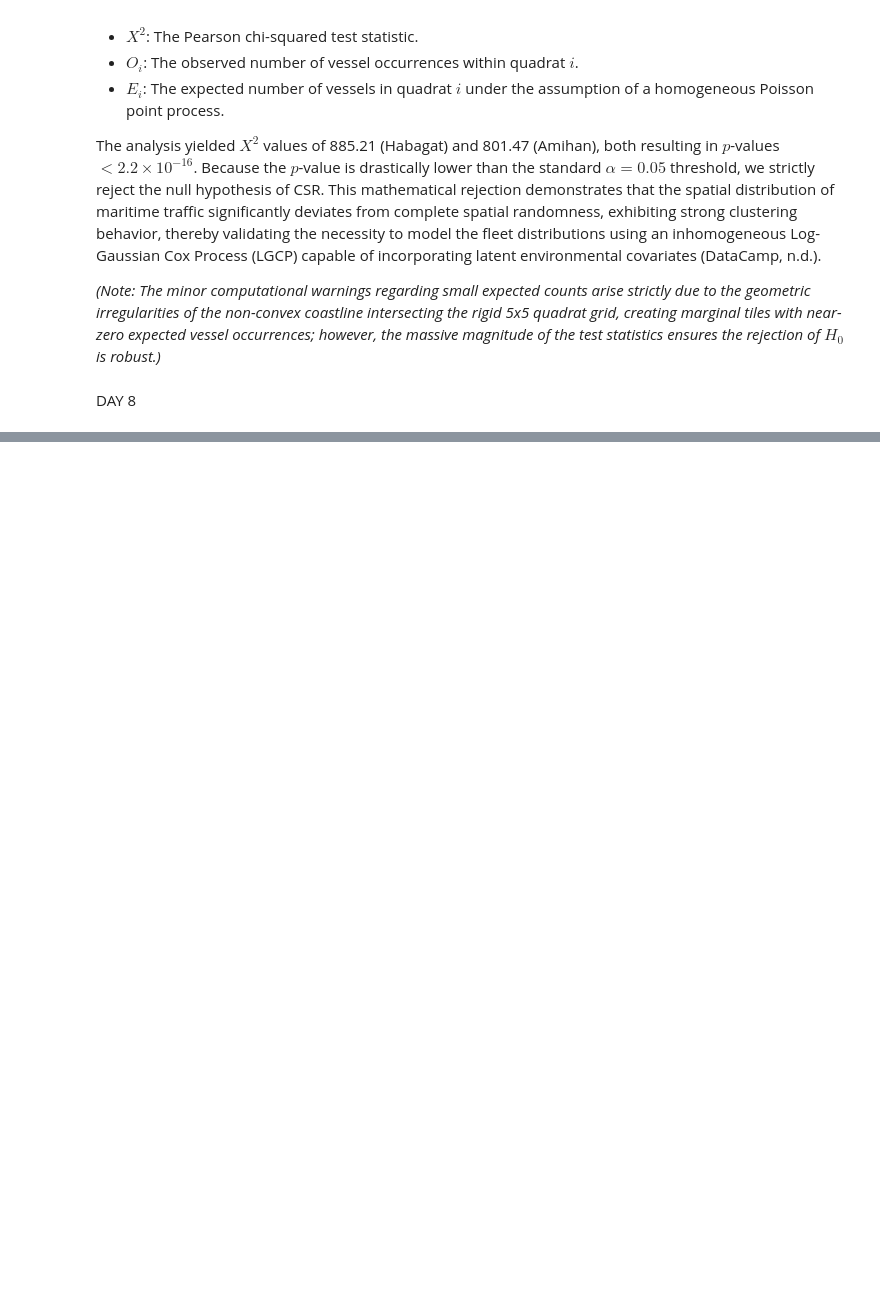
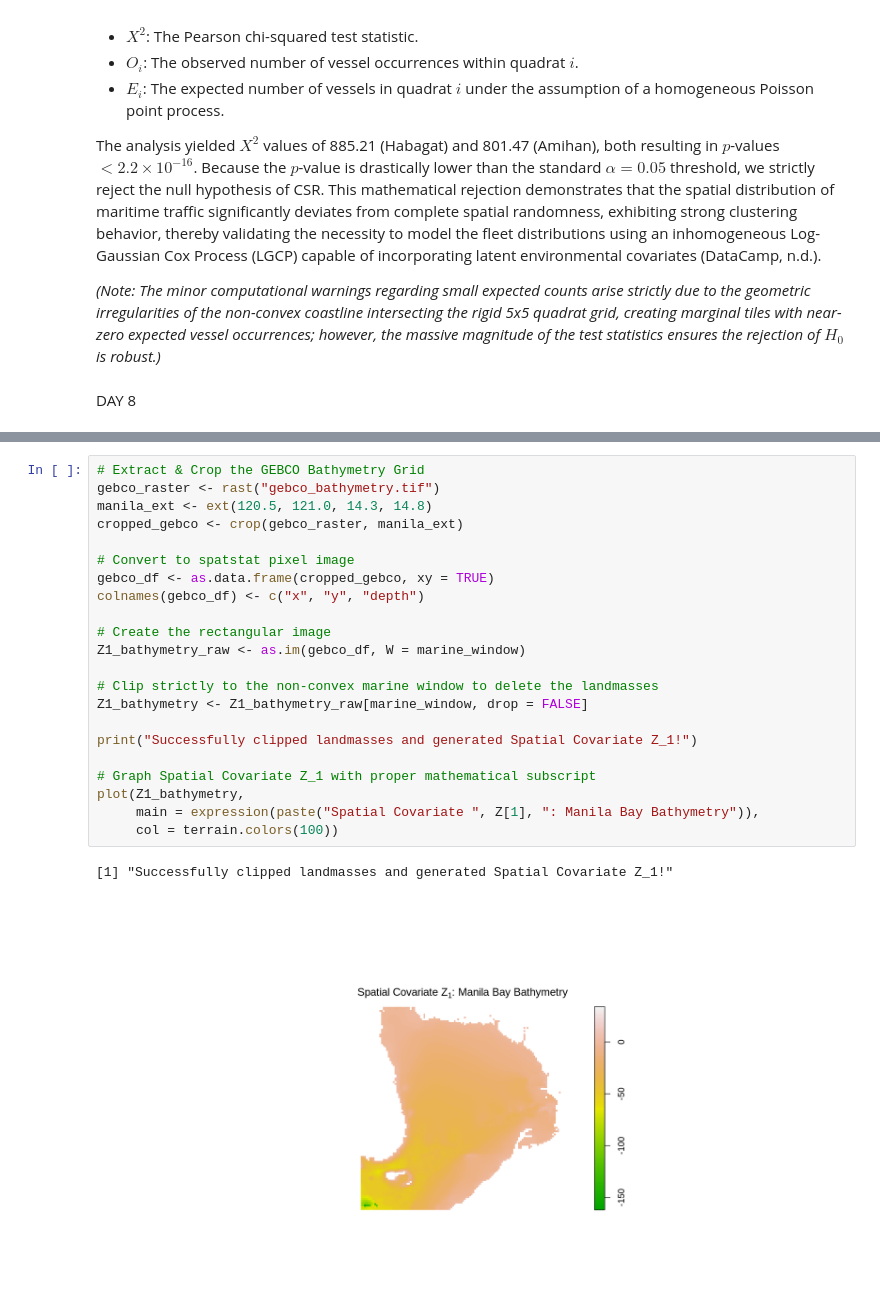
Before and after one commit to rm-cg/maritime-anisotropy-lgcp-R, a Jupyter notebook: 01_maritime_anisotropy_LGCP.ipynb, the cells around one changed output, grey strips where cells are left out. Saved outputs shown, nothing was run; the diff lists cells and outputs as text; blank space fills up the shorter version.

Commit message:
feat: gebco-bathymetry-covariate-ingestion

```diff
--- a/01_maritime_anisotropy_LGCP.ipynb
+++ b/01_maritime_anisotropy_LGCP.ipynb
@@ -323,0 +336,25 @@ DAY 8
+# %%
+# Extract & Crop the GEBCO Bathymetry Grid
+gebco_raster <- rast("gebco_bathymetry.tif")
+manila_ext <- ext(120.5, 121.0, 14.3, 14.8)
+cropped_gebco <- crop(gebco_raster, manila_ext)
+
+# Convert to spatstat pixel image
+gebco_df <- as.data.frame(cropped_gebco, xy = TRUE)
+colnames(gebco_df) <- c("x", "y", "depth")
+
+# Create the rectangular image
+Z1_bathymetry_raw <- as.im(gebco_df, W = marine_window)
+
+# Clip strictly to the non-convex marine window to delete the landmasses
+Z1_bathymetry <- Z1_bathymetry_raw[marine_window, drop = FALSE]
+
+print("Successfully clipped landmasses and generated Spatial Covariate Z_1!")
+
+# Graph Spatial Covariate Z_1 with proper mathematical subscript
+plot(Z1_bathymetry,
+     main = expression(paste("Spatial Covariate ", Z[1], ": Manila Bay Bathymetry")),
+     col = terrain.colors(100))
+# %% [output]
+[1] "Successfully clipped landmasses and generated Spatial Covariate Z_1!"
+[figure, added]
```
Also changed, not shown: parts of 10 cells of this notebook.
